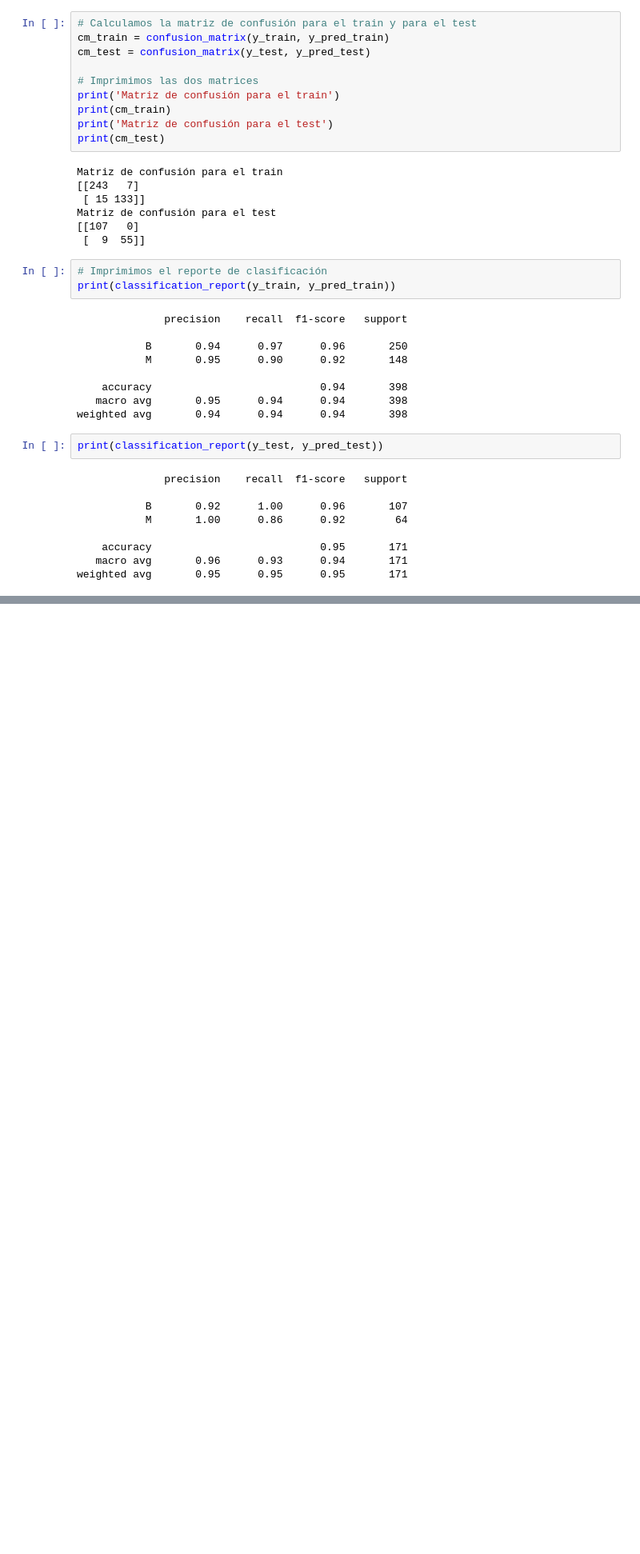
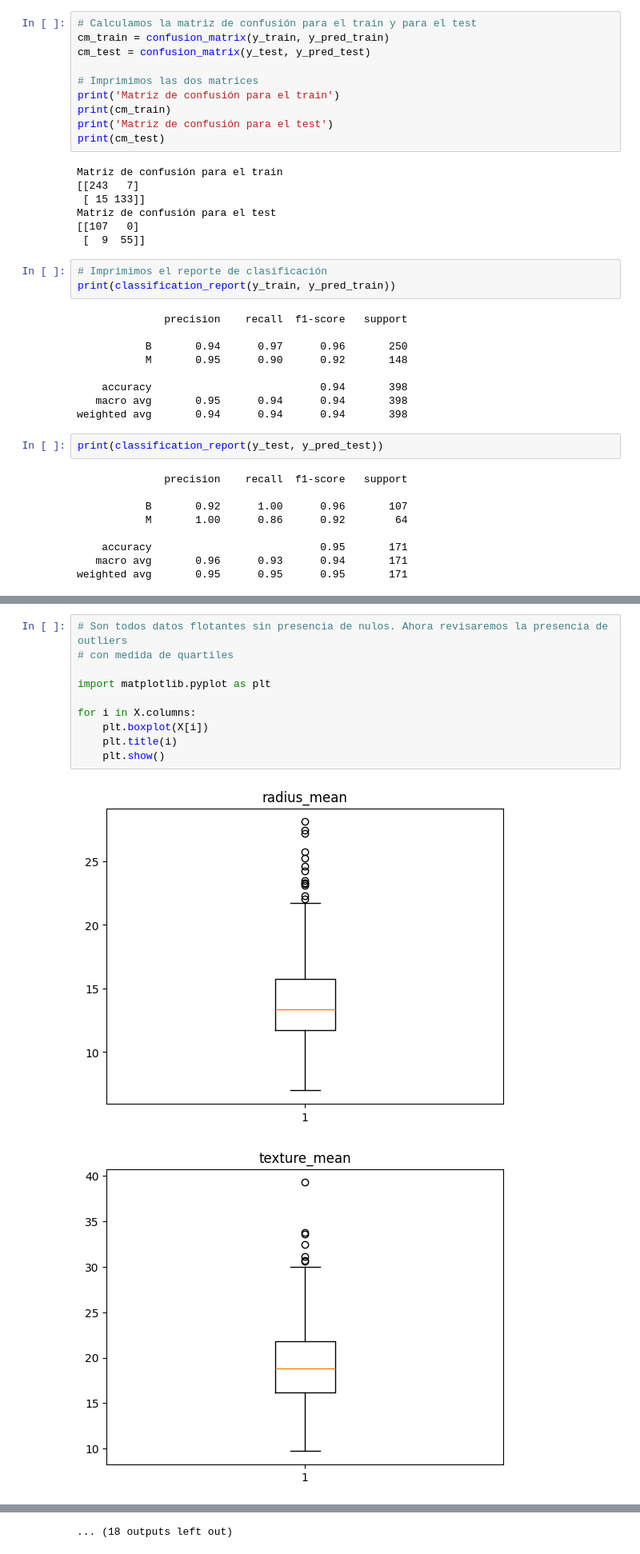
Before and after one commit to EAFIT-BI/Business-Analytics---2025-I, a Jupyter notebook: Naïve_Bayes.ipynb, the cells around one changed output, grey strips where cells are left out. Shown at 80% size. Drawn from its saved outputs; the diff is of its cells as text; blank space fills up the shorter version.

```diff
--- a/Naïve_Bayes.ipynb
+++ b/Naïve_Bayes.ipynb
@@ -135,0 +161,13 @@ weighted avg       0.95      0.95      0.95       171
+# %%
+# Son todos datos flotantes sin presencia de nulos. Ahora revisaremos la presencia de outliers
+# con medida de quartiles
+
+import matplotlib.pyplot as plt
+
+for i in X.columns:
+    plt.boxplot(X[i])
+    plt.title(i)
+    plt.show()
+# %% [output]
+[figure, added]
+[figure, added]
@@ -135,0 +184 @@ weighted avg       0.95      0.95      0.95       171
+... (18 outputs left out)
```
Also changed, not shown: parts of 16 cells of this notebook.
